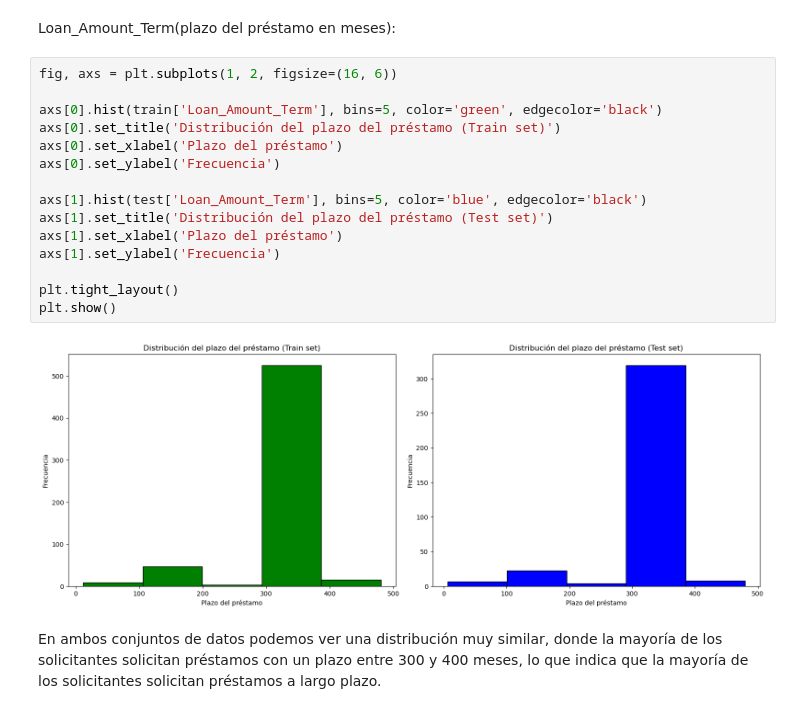
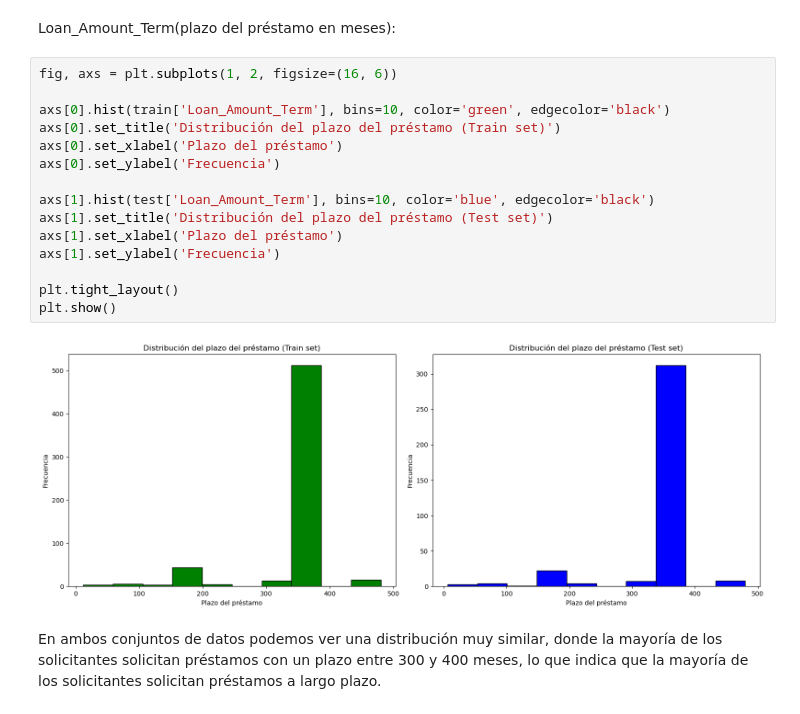
Before and after one commit to CristianPerafan/ArtificiallIntelligence, a Jupyter notebook: Primera parte/Lab.ipynb, the cells around one changed output. Saved outputs shown, nothing was run; the diff lists cells and outputs as text.

```diff
--- a/Primera parte/Lab.ipynb
+++ b/Primera parte/Lab.ipynb
@@ -234,20 +244,20 @@ Loan_Amount_Term(plazo del préstamo en meses):
 # %%
 fig, axs = plt.subplots(1, 2, figsize=(16, 6))
 
-axs[0].hist(train['Loan_Amount_Term'], bins=5, color='green', edgecolor='black')
+axs[0].hist(train['Loan_Amount_Term'], bins=10, color='green', edgecolor='black')
 axs[0].set_title('Distribución del plazo del préstamo (Train set)')
 axs[0].set_xlabel('Plazo del préstamo')
 axs[0].set_ylabel('Frecuencia')
 
-axs[1].hist(test['Loan_Amount_Term'], bins=5, color='blue', edgecolor='black')
+axs[1].hist(test['Loan_Amount_Term'], bins=10, color='blue', edgecolor='black')
 axs[1].set_title('Distribución del plazo del préstamo (Test set)')
 axs[1].set_xlabel('Plazo del préstamo')
 axs[1].set_ylabel('Frecuencia')
 
 plt.tight_layout()
 plt.show()
 # %% [output]
-[figure, old version]
+[figure, new version]
 # %% [markdown]
 En ambos conjuntos de datos podemos ver una distribución muy similar, donde la mayoría de los solicitantes solicitan préstamos con un plazo entre 300 y 400 meses, lo que indica que la mayoría de los solicitantes solicitan préstamos a largo plazo.
 # %% [markdown]
```
Also changed, not shown: parts of 81 cells of this notebook, 5 other files.
